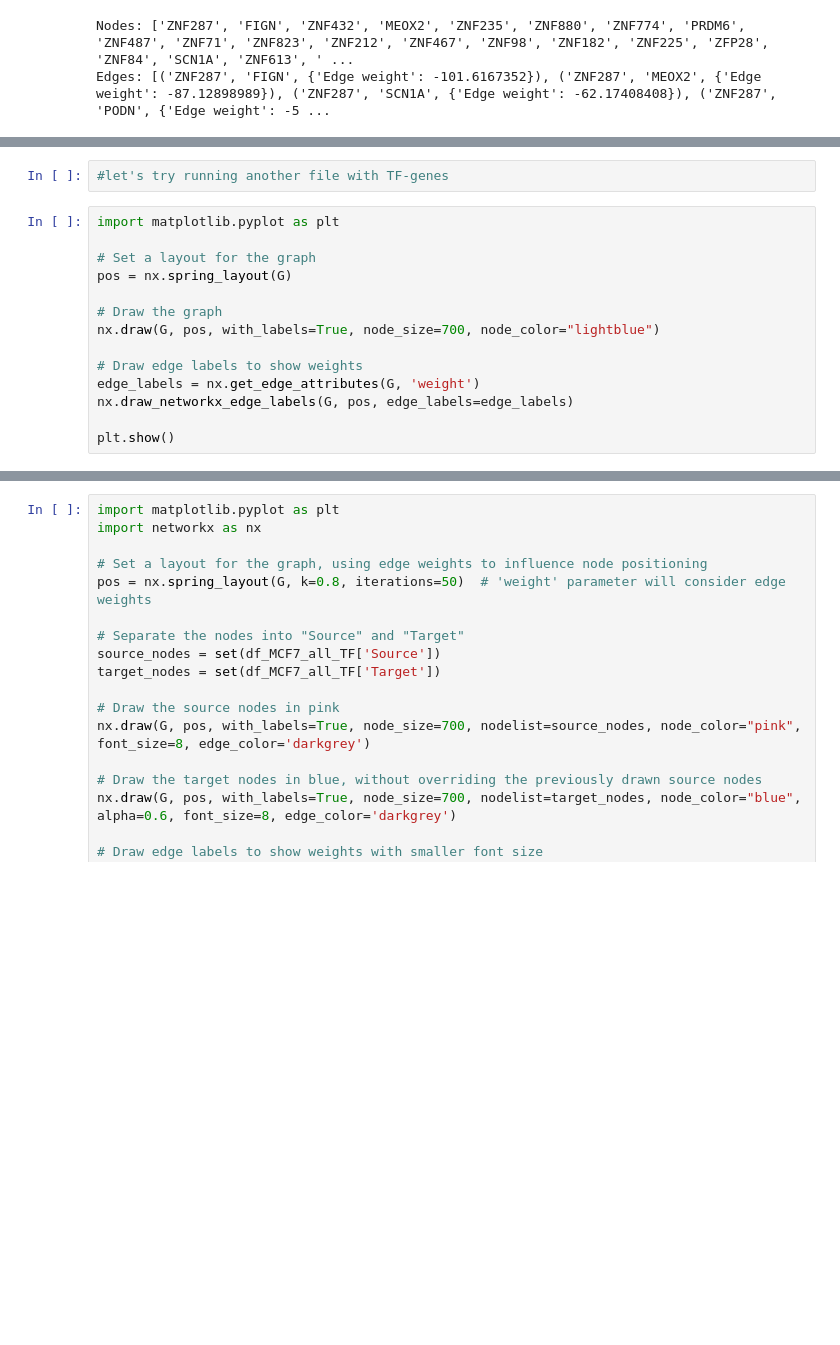
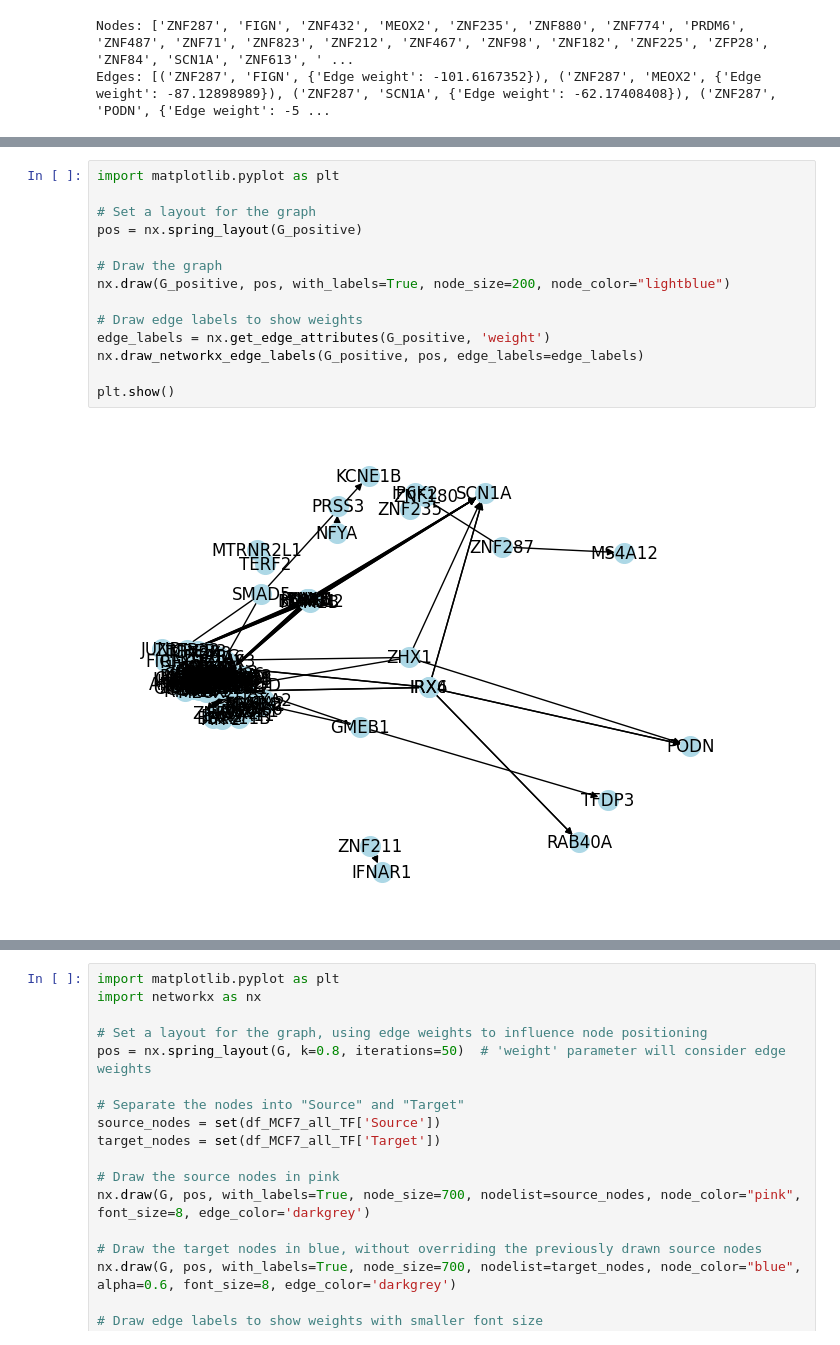
Before and after one commit to Guliko24/NetZoo_network, a Jupyter notebook: GRN_6.ipynb, the cells around one changed output, grey strips where cells are left out. Drawn from its saved outputs; the diff is of its cells as text; blank space fills up the shorter version.

```diff
--- a/GRN_6.ipynb
+++ b/GRN_6.ipynb
@@ -433,19 +435,19 @@ plt.show()
-# %%
-#let's try running another file with TF-genes
 # %%
 import matplotlib.pyplot as plt
 
 # Set a layout for the graph
-pos = nx.spring_layout(G)
+pos = nx.spring_layout(G_positive)
 
 # Draw the graph
-nx.draw(G, pos, with_labels=True, node_size=700, node_color="lightblue")
+nx.draw(G_positive, pos, with_labels=True, node_size=200, node_color="lightblue")
 
 # Draw edge labels to show weights
-edge_labels = nx.get_edge_attributes(G, 'weight')
-nx.draw_networkx_edge_labels(G, pos, edge_labels=edge_labels)
+edge_labels = nx.get_edge_attributes(G_positive, 'weight')
+nx.draw_networkx_edge_labels(G_positive, pos, edge_labels=edge_labels)
 
 plt.show()
+# %% [output]
+[figure, added]
 # %%
 import matplotlib.pyplot as plt
 import networkx as nx
```
Also changed, not shown: parts of 2 cells of this notebook.
